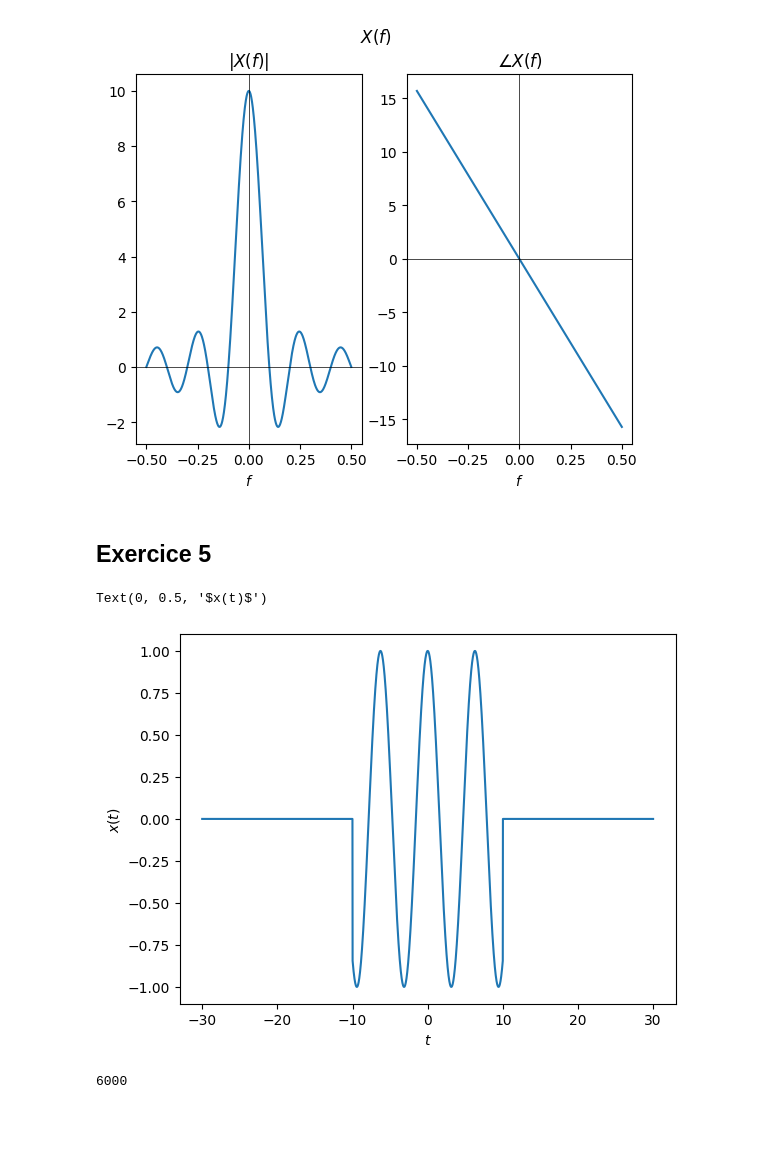
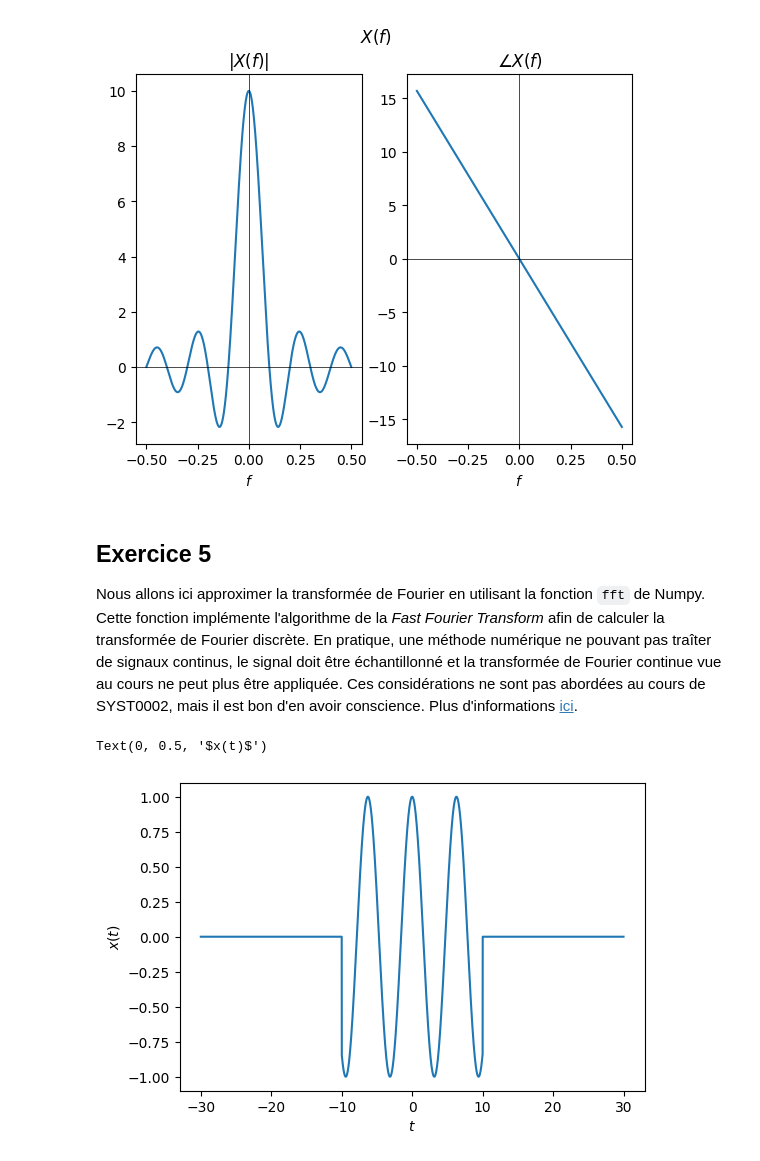
Before and after one commit to ADebor/adebor.github.io, a Jupyter notebook: notebooks/syst0002_tp8.ipynb, the cells around one changed output. Cells and saved outputs as stored; diff of their text form; code cells hidden in the pictures; blank space fills up the shorter version.

```diff
--- a/notebooks/syst0002_tp8.ipynb
+++ b/notebooks/syst0002_tp8.ipynb
@@ -87,21 +93,35 @@ plt.suptitle("$X(f)$")
 # %% [output]
 Text(0.5, 0.98, '$X(f)$')
 [figure]
-# %% [markdown]
-## Exercice 5
+# %% [markdown]
+## Exercice 5
+
+Nous allons ici approximer la transformée de Fourier en utilisant la fonction `fft` de Numpy. Cette fonction implémente l'algorithme de la *Fast Fourier Transform* afin de calculer la transformée de Fourier discrète. En pratique, une méthode numérique ne pouvant pas traîter de signaux continus, le signal doit être échantillonné et la transformée de Fourier continue vue au cours ne peut plus être appliquée. Ces considérations ne sont pas abordées au cours de SYST0002, mais il est bon d'en avoir conscience. Plus d'informations [ici](https://fr.wikipedia.org/wiki/Transformation_de_Fourier_discr%C3%A8te).
 # %%
 # fonction définie dans l'exercice
 def bounded_cos(t):
   T = 20
   y = np.cos(t)
   y = [y if t<=T/2 and t>-T/2 else 0 for y, t in zip(y, t)]
   return np.asarray(y)
 
-t = np.arange(-30, 30, 0.01)
-y = bounded_cos(t)
-plt.plot(t, y)
+# fréquence d'échantillonnage
+sr = 2000
+
+# intervalle d'échantillonnage
+ts = 1.0/sr
+
+# instants d'échantillonnage
+t = np.arange(-30, 30, ts)
+
+# fonction échantillonnée
+x = bounded_cos(t)
+
+# visualisation
+plt.figure(figsize=(6, 4))
+plt.plot(t, x)
 plt.xlabel("$t$")
 plt.ylabel("$x(t)$")
 # %% [output]
 Text(0, 0.5, '$x(t)$')
-[figure, old version]
+[figure, new version]
@@ -110,4 +127,0 @@ import scipy.fft as fft
-# %%
-y.size
-# %% [output]
-6000
```
Also changed, not shown: parts of 9 cells of this notebook.
